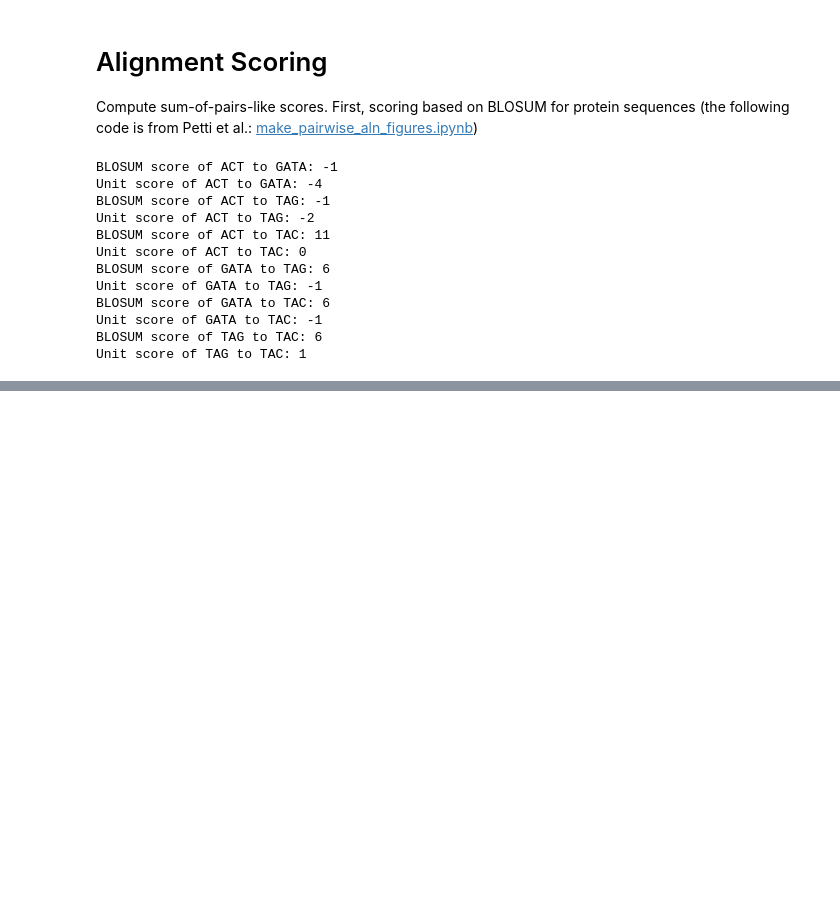
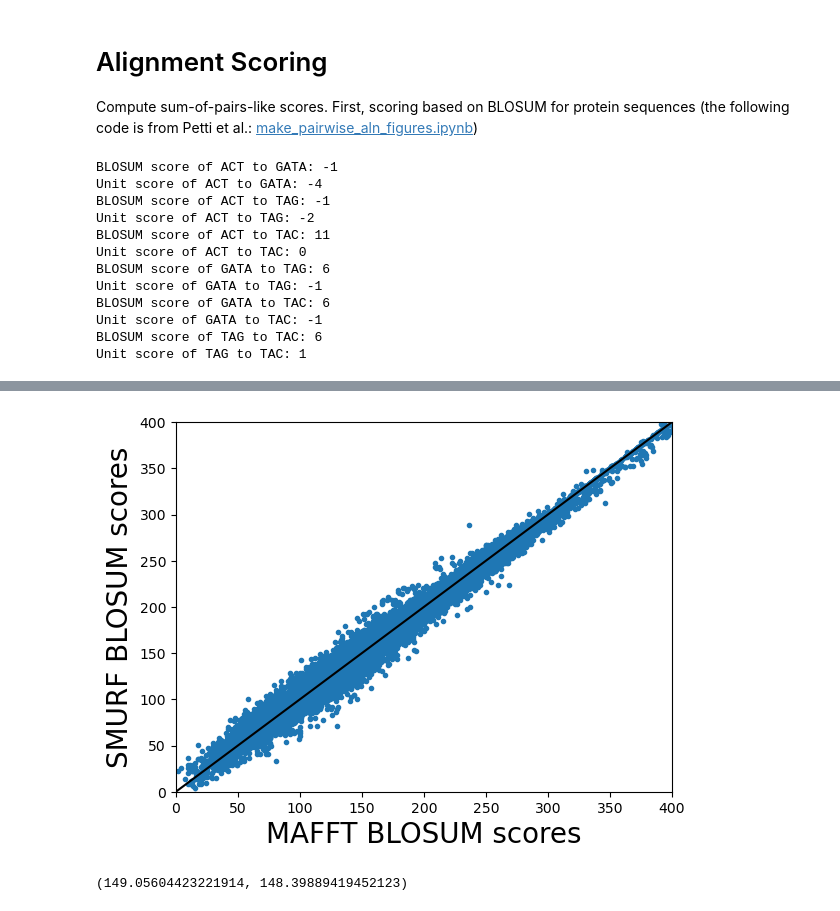
Before and after one commit to perrineruth/diffsw, a Jupyter notebook: MAFFT and BLOSUM data.ipynb, the cells around one changed output, grey strips where cells are left out. Drawn from its saved outputs; the diff is of its cells as text; code cells hidden in the pictures; blank space fills up the shorter version.

Commit message:
add 5CX7A data and update BLOSUM scores

```diff
--- a/MAFFT and BLOSUM data.ipynb
+++ b/MAFFT and BLOSUM data.ipynb
@@ -135,0 +252,7 @@ Unit score of TAG to TAC: 1
+# %%
+with (open("5CX7A_data.pickle", "rb")) as openfile:
+    Outputs = pickle.load(openfile)['5CX7A']
+# This is a dictionary of results from SMURF
+
+# convert list of alignments into an MSA
+msa, _ = get_readable_msa(Outputs['ms'], Outputs['alignments'], Outputs['lens'])
@@ -135,0 +290,15 @@ Unit score of TAG to TAC: 1
+# %%
+# Create alignment
+in_file = "5CX7A.fasta"
+protein_align_mafft = MAFFT(in_file)
+# %%
+# MAFFT alignment
+msa_MAFFT = []
+for element in protein_align_mafft:
+    msa_MAFFT.append(str(element.seq))
+
+# display beginning of both, check these are different MSAs
+for i in range(20):
+    print('SMURF: '+msa_SMURF[i][10:100])
+for i in range(20):
+    print('MAFFT: '+msa_MAFFT[i][10:100])
@@ -135,0 +323,25 @@ Unit score of TAG to TAC: 1
+# %%
+# num strings
+N = len(msa)
+blosum_SMURF = []
+blosum_MAFFT = []
+# get pairwise Blosum scores in order
+for i in range(20):
+    for j in range(i+1,N):
+        blosum_SMURF.append(get_blosum_score(msa_SMURF[i],msa_SMURF[j]))
+        blosum_MAFFT.append(get_blosum_score(msa_MAFFT[i],msa_MAFFT[j]))
+
+plt.plot(blosum_MAFFT,blosum_SMURF,'.')
+plt.plot([-50, 1000], [-50, 1000],'k')
+plt.xlim([0, 400])
+plt.ylim([0, 400])
+plt.xlabel('MAFFT BLOSUM scores',fontsize=20)
+plt.ylabel('SMURF BLOSUM scores',fontsize=20)
+
+plt.savefig('SMURF_MAFFT_consistency.eps', dpi=400, format='eps')
+# %% [output]
+[figure, added]
+# %%
+np.average(blosum_MAFFT),np.average(blosum_SMURF)
+# %% [output]
+(149.05604423221914, 148.39889419452123)
```
Also changed, not shown: parts of 6 cells of this notebook, 1 other file.
